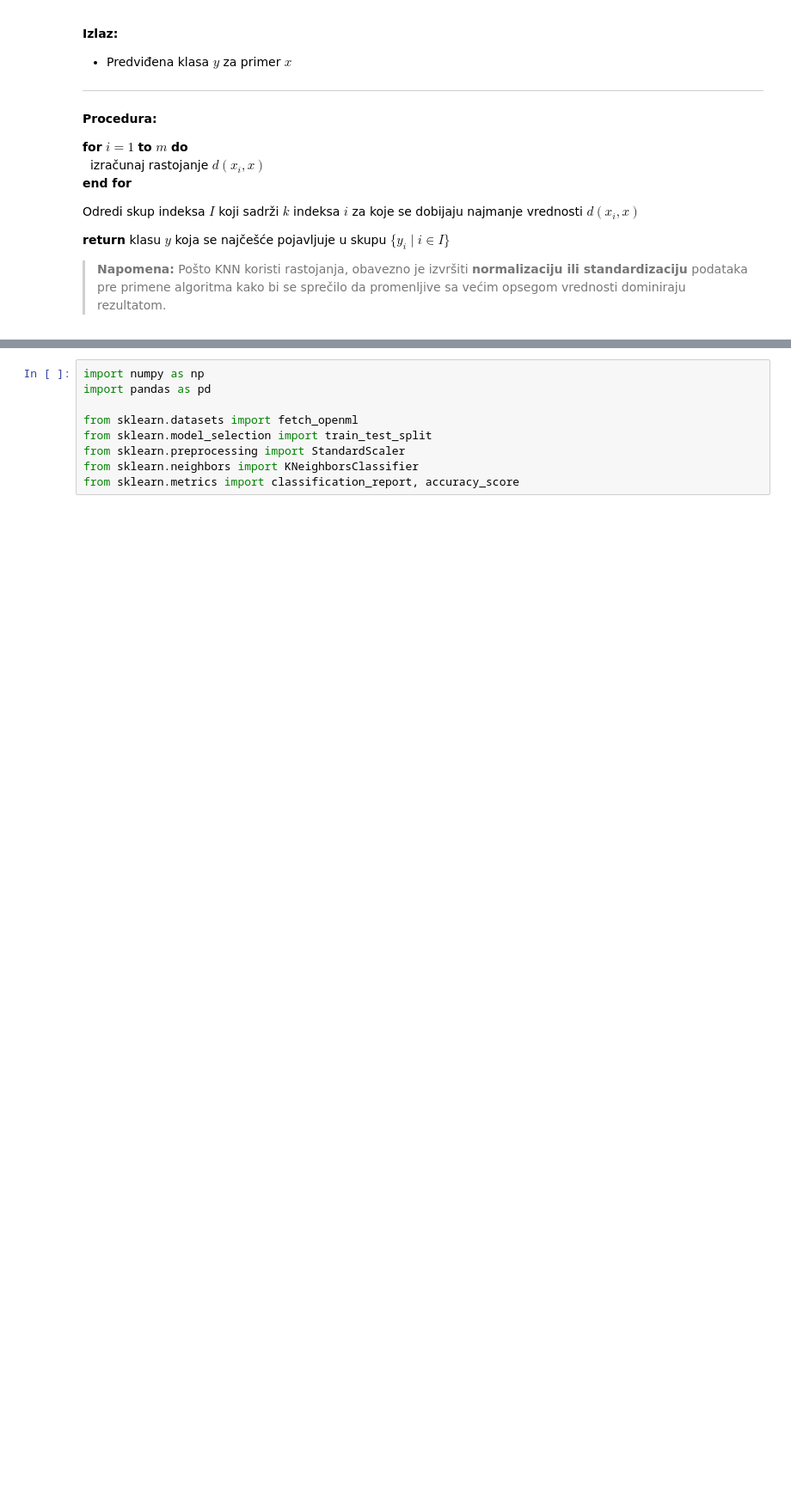
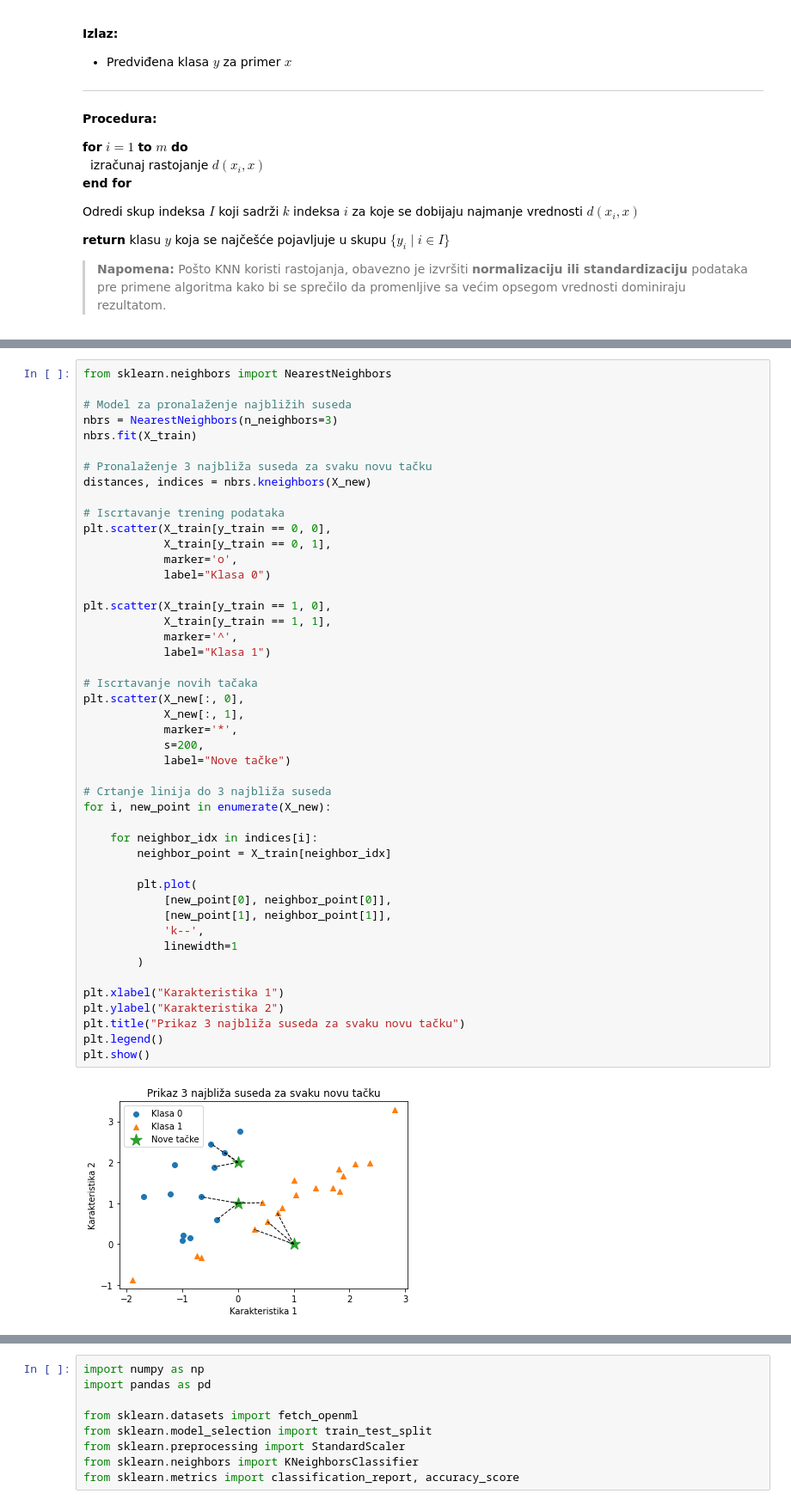
Before and after one commit to dazdejkovic/OI_25_jb1, a Jupyter notebook: _sources/ML_25_04_KNN.ipynb, the cells around one changed output, grey strips where cells are left out. Shown at 86% size. Cells and saved outputs as stored; diff of their text form; blank space fills up the shorter version.

```diff
--- a/_sources/ML_25_04_KNN.ipynb
+++ b/_sources/ML_25_04_KNN.ipynb
@@ -230,0 +660,48 @@ Kod većine algoritama, metoda .fit() podrazumeva proračunavanje parametara mod
+# %%
+from sklearn.neighbors import NearestNeighbors
+
+# Model za pronalaženje najbližih suseda
+nbrs = NearestNeighbors(n_neighbors=3)
+nbrs.fit(X_train)
+
+# Pronalaženje 3 najbliža suseda za svaku novu tačku
+distances, indices = nbrs.kneighbors(X_new)
+
+# Iscrtavanje trening podataka
+plt.scatter(X_train[y_train == 0, 0],
+            X_train[y_train == 0, 1],
+            marker='o',
+            label="Klasa 0")
+
+plt.scatter(X_train[y_train == 1, 0],
+            X_train[y_train == 1, 1],
+            marker='^',
+            label="Klasa 1")
+
+# Iscrtavanje novih tačaka
+plt.scatter(X_new[:, 0],
+            X_new[:, 1],
+            marker='*',
+            s=200,
+            label="Nove tačke")
+
+# Crtanje linija do 3 najbliža suseda
+for i, new_point in enumerate(X_new):
+
+    for neighbor_idx in indices[i]:
+        neighbor_point = X_train[neighbor_idx]
+
+        plt.plot(
+            [new_point[0], neighbor_point[0]],
+            [new_point[1], neighbor_point[1]],
+            'k--',
+            linewidth=1
+        )
+
+plt.xlabel("Karakteristika 1")
+plt.ylabel("Karakteristika 2")
+plt.title("Prikaz 3 najbliža suseda za svaku novu tačku")
+plt.legend()
+plt.show()
+# %% [output]
+[figure, added]
```
Also changed, not shown: parts of 87 cells of this notebook, 15 other files.
